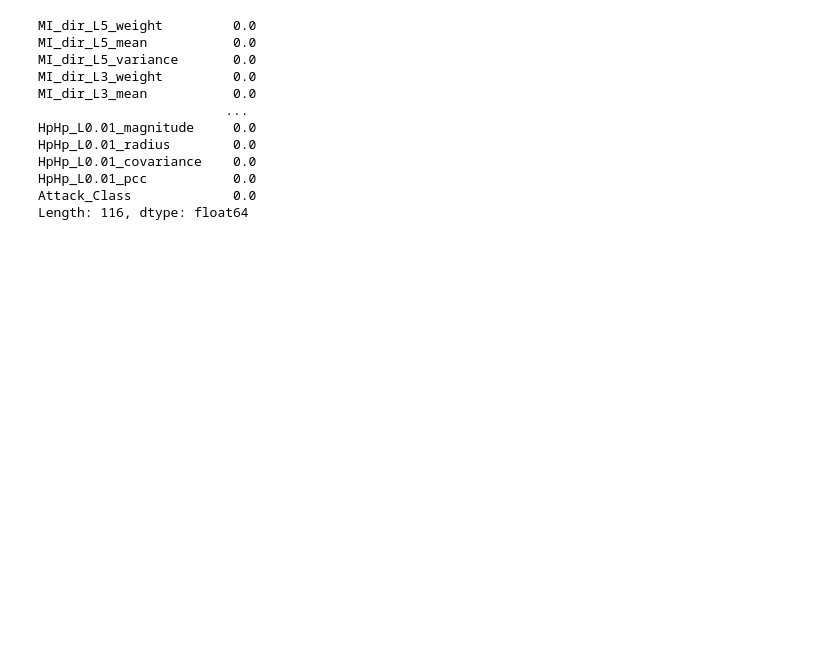
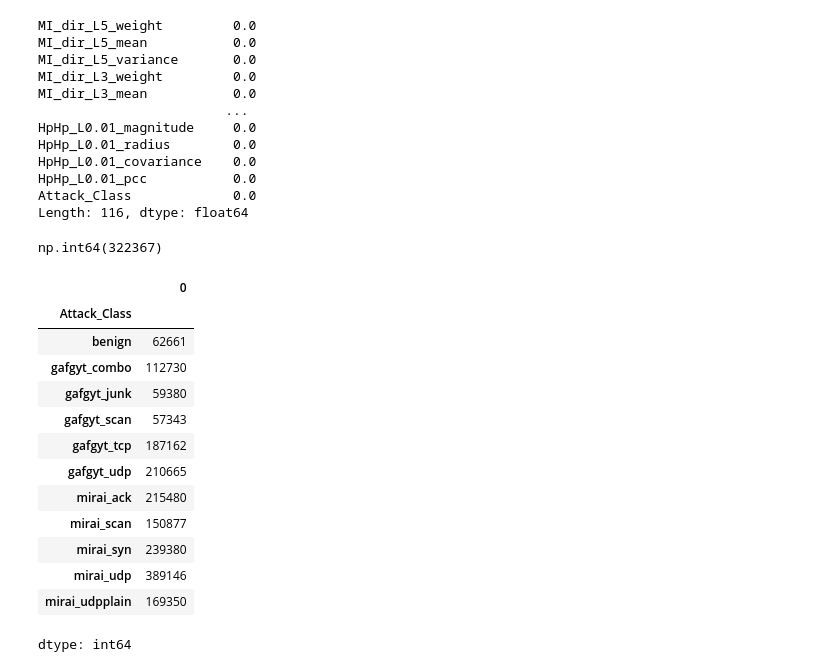
Before and after one commit to Shamiul-693/detection_of_IoT_botnet_attacks_N_BaIoT-, a Jupyter notebook: N_BaIoT.ipynb, the cells around one changed output. Saved outputs shown, nothing was run; the diff lists cells and outputs as text; code cells hidden in the pictures; blank space fills up the shorter version.

```diff
--- a/N_BaIoT.ipynb
+++ b/N_BaIoT.ipynb
@@ -294,3 +294,24 @@ HpHp_L0.01_covariance    0.0
 HpHp_L0.01_pcc           0.0
 Attack_Class             0.0
 Length: 116, dtype: float64
+# %%
+df.duplicated().sum()
+# %% [output]
+np.int64(322367)
+# %%
+df.groupby('Attack_Class').size()
+# %% [output]
+|  | 0 |
+| Attack_Class |  |
+| benign | 62661 |
+| gafgyt_combo | 112730 |
+| gafgyt_junk | 59380 |
+| gafgyt_scan | 57343 |
+| gafgyt_tcp | 187162 |
+| gafgyt_udp | 210665 |
+| mirai_ack | 215480 |
+| mirai_scan | 150877 |
+| mirai_syn | 239380 |
+| mirai_udp | 389146 |
+| mirai_udpplain | 169350 |
+dtype: int64
```
Also changed, not shown: parts of 6 cells of this notebook.
